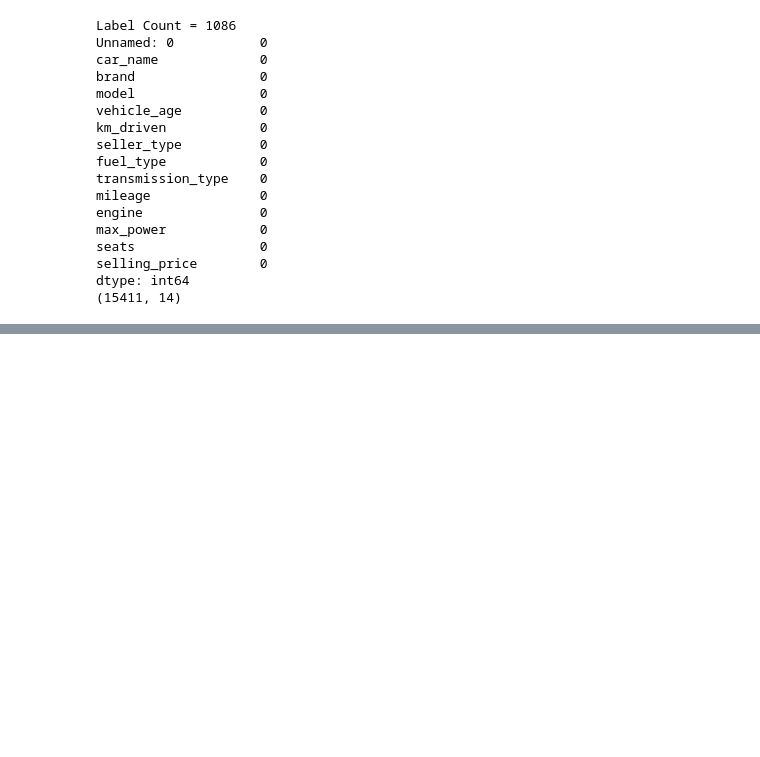
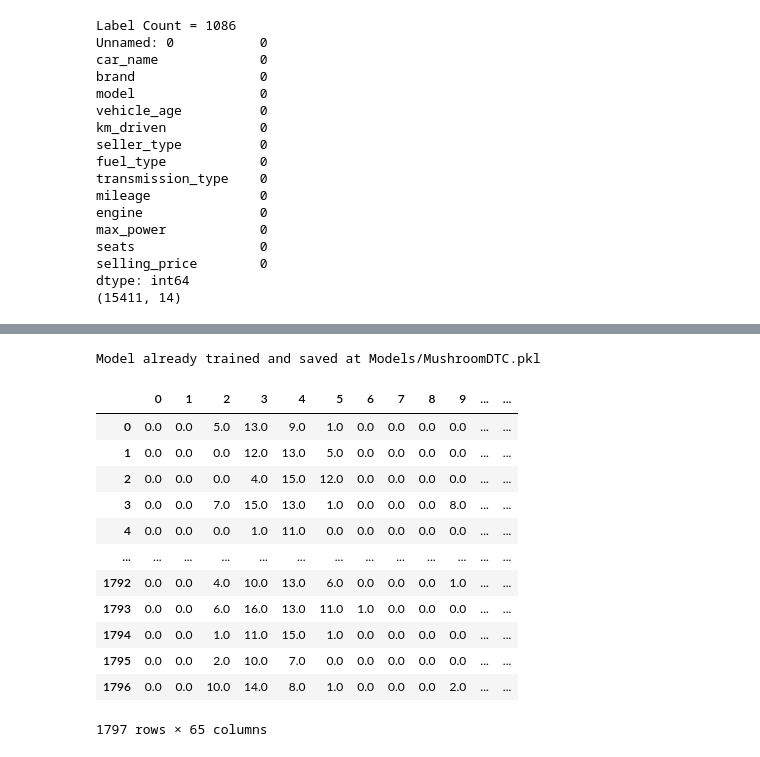
Before and after one commit to MrArthor/Big_Data_Analysis_Learning, a Jupyter notebook: Practical_Machine_Learning/Lab_Work/Assignment_5/Assignment_5.ipynb, the cells around one changed output, grey strips where cells are left out. Saved outputs shown, nothing was run; the diff lists cells and outputs as text; code cells hidden in the pictures; blank space fills up the shorter version.

```diff
--- a/Practical_Machine_Learning/Lab_Work/Assignment_5/Assignment_5.ipynb
+++ b/Practical_Machine_Learning/Lab_Work/Assignment_5/Assignment_5.ipynb
@@ -702,0 +1021,20 @@ Fitting 3 folds for each of 25 candidates, totalling 75 fits
+# %%
+DTC_Func(x_train, x_test, y_train, y_test,parameters,60,3,'MushroomDTC') #DTC Function
+# %% [output]
+Model already trained and saved at Models/MushroomDTC.pkl
+# %%
+df_digits
+# %% [output]
+|  | 0 | 1 | 2 | 3 | 4 | 5 | 6 | 7 | 8 | 9 | ... | ... |
+| 0 | 0.0 | 0.0 | 5.0 | 13.0 | 9.0 | 1.0 | 0.0 | 0.0 | 0.0 | 0.0 | ... | ... |
+| 1 | 0.0 | 0.0 | 0.0 | 12.0 | 13.0 | 5.0 | 0.0 | 0.0 | 0.0 | 0.0 | ... | ... |
+| 2 | 0.0 | 0.0 | 0.0 | 4.0 | 15.0 | 12.0 | 0.0 | 0.0 | 0.0 | 0.0 | ... | ... |
+| 3 | 0.0 | 0.0 | 7.0 | 15.0 | 13.0 | 1.0 | 0.0 | 0.0 | 0.0 | 8.0 | ... | ... |
+| 4 | 0.0 | 0.0 | 0.0 | 1.0 | 11.0 | 0.0 | 0.0 | 0.0 | 0.0 | 0.0 | ... | ... |
+| ... | ... | ... | ... | ... | ... | ... | ... | ... | ... | ... | ... | ... |
+| 1792 | 0.0 | 0.0 | 4.0 | 10.0 | 13.0 | 6.0 | 0.0 | 0.0 | 0.0 | 1.0 | ... | ... |
+| 1793 | 0.0 | 0.0 | 6.0 | 16.0 | 13.0 | 11.0 | 1.0 | 0.0 | 0.0 | 0.0 | ... | ... |
+| 1794 | 0.0 | 0.0 | 1.0 | 11.0 | 15.0 | 1.0 | 0.0 | 0.0 | 0.0 | 0.0 | ... | ... |
+| 1795 | 0.0 | 0.0 | 2.0 | 10.0 | 7.0 | 0.0 | 0.0 | 0.0 | 0.0 | 0.0 | ... | ... |
+| 1796 | 0.0 | 0.0 | 10.0 | 14.0 | 8.0 | 1.0 | 0.0 | 0.0 | 0.0 | 2.0 | ... | ... |
+1797 rows × 65 columns
```
Also changed, not shown: parts of 65 cells of this notebook.
